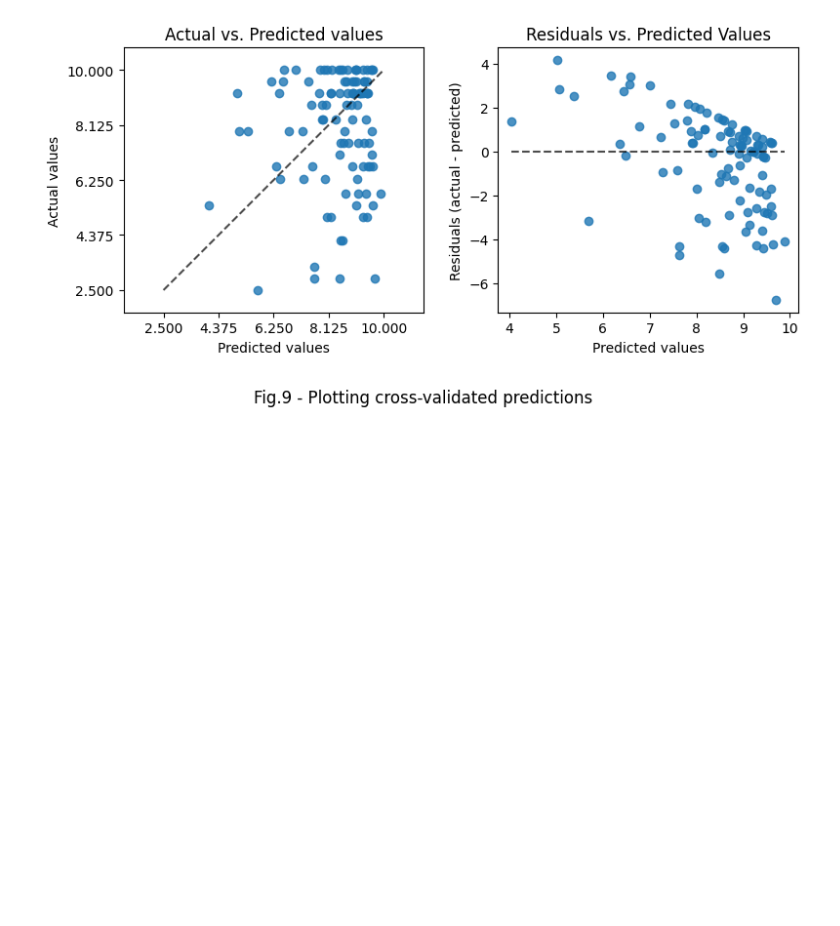
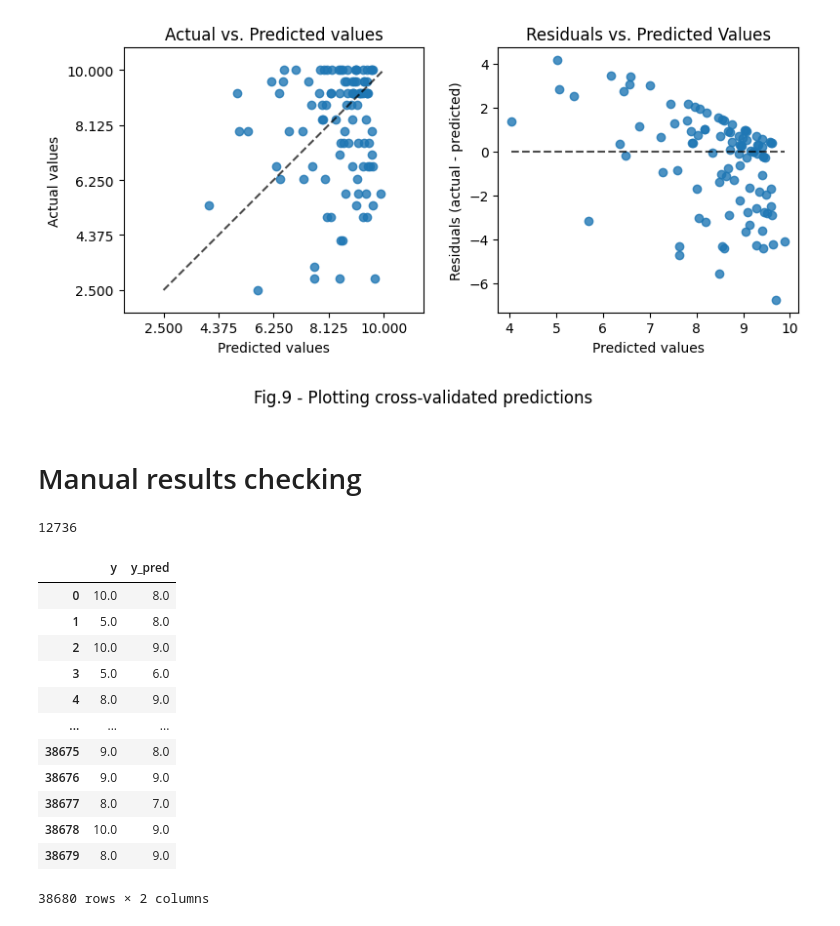
Before and after one commit to Alex1iv/Hotel-rating-prediction, a Jupyter notebook: notebooks/Hotel_ratings_en.ipynb, the cells around one changed output. Cells and saved outputs as stored; diff of their text form; code cells hidden in the pictures; blank space fills up the shorter version.

```diff
--- a/notebooks/Hotel_ratings_en.ipynb
+++ b/notebooks/Hotel_ratings_en.ipynb
@@ -1240,3 +1195,29 @@ plt.tight_layout()
 plt.savefig('../figures/fig_9.png');
 # %% [output]
 [figure]
+# %% [markdown]
+# Manual results checking
+# %%
+num_count = len(y_pred_rf_cv)
+true_count = np.sum(np.where(y_pred_rf_cv.round(0)==y_valid[1:].round(0), 1, 0))
+res = true_count/num_count*100
+res
+# %% [output]
+12736
+# %%
+check_df = pd.DataFrame({'y':y_valid[1:].round(0), 'y_pred':y_pred_rf_cv.round(0)}) #'hotel_index':X_valid.reset_index()['index'][1:],
+check_df
+# %% [output]
+|  | y | y_pred |
+| 0 | 10.0 | 8.0 |
+| 1 | 5.0 | 8.0 |
+| 2 | 10.0 | 9.0 |
+| 3 | 5.0 | 6.0 |
+| 4 | 8.0 | 9.0 |
+| ... | ... | ... |
+| 38675 | 9.0 | 8.0 |
+| 38676 | 9.0 | 9.0 |
+| 38677 | 8.0 | 7.0 |
+| 38678 | 10.0 | 9.0 |
+| 38679 | 8.0 | 9.0 |
+38680 rows × 2 columns
```
Also changed, not shown: parts of 22 cells of this notebook.
